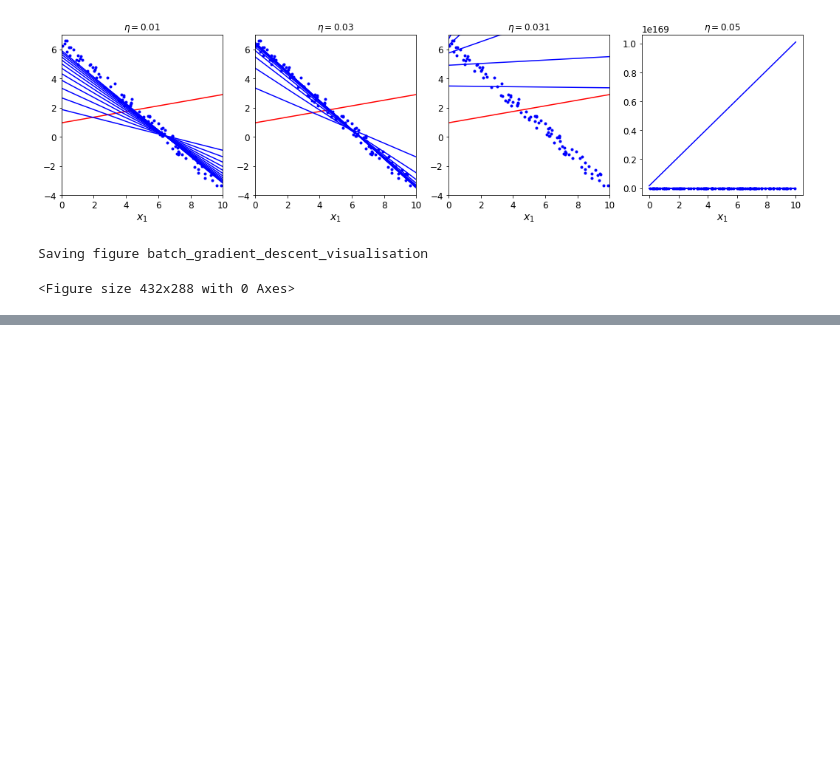
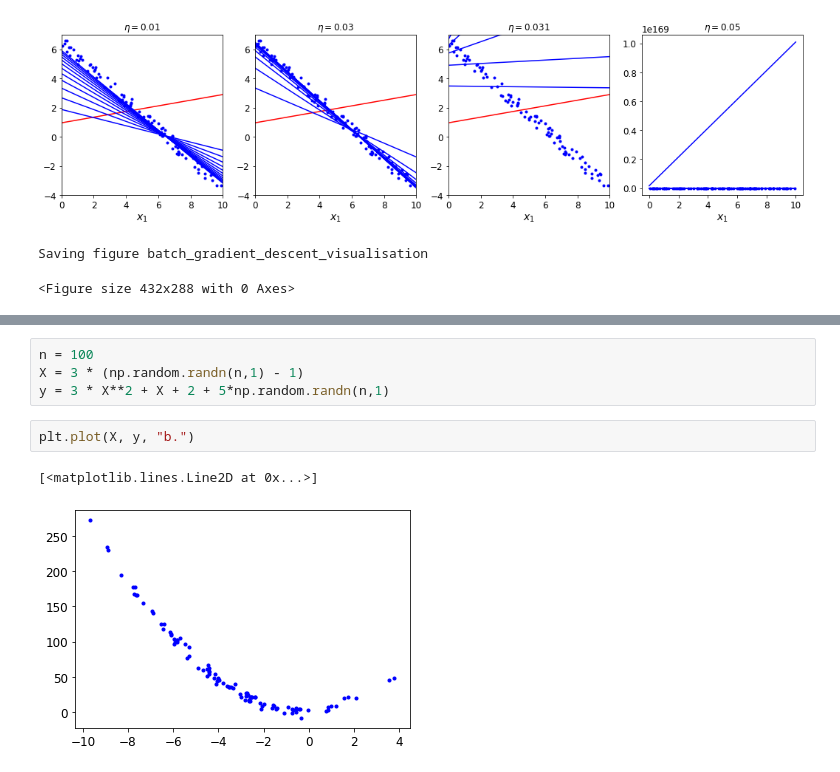
Before and after one commit to Paveul/handson-ml, a Jupyter notebook: 04_my_version.ipynb, the cells around one changed output, grey strips where cells are left out. Cells and saved outputs as stored; diff of their text form; blank space fills up the shorter version.

```diff
--- a/04_my_version.ipynb
+++ b/04_my_version.ipynb
@@ -140,0 +185,9 @@ Saving figure batch_gradient_descent_visualisation
+# %%
+n = 100
+X = 3 * (np.random.randn(n,1) - 1)
+y = 3 * X**2 + X + 2 + 5*np.random.randn(n,1)
+# %%
+plt.plot(X, y, "b.")
+# %% [output]
+[<matplotlib.lines.Line2D at 0x...>]
+[figure, added]
```
Also changed, not shown: parts of 10 cells of this notebook.
